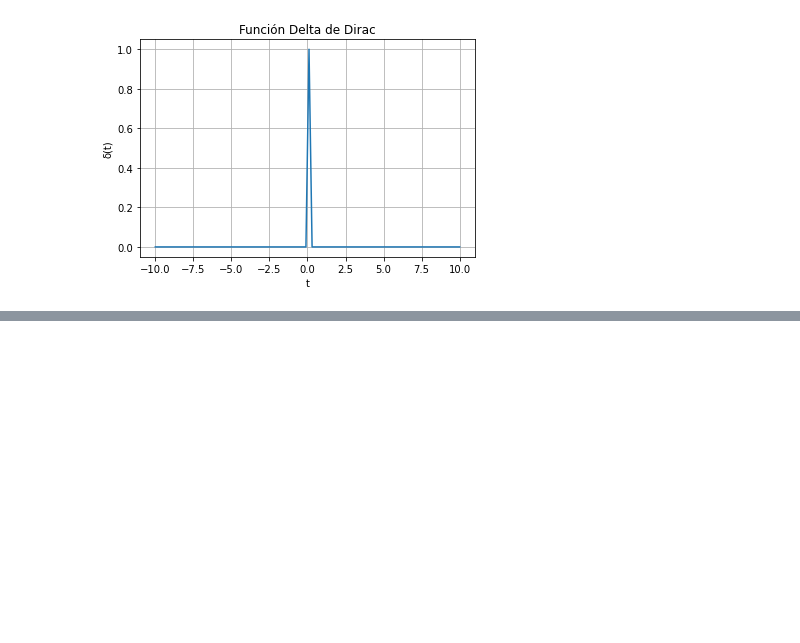
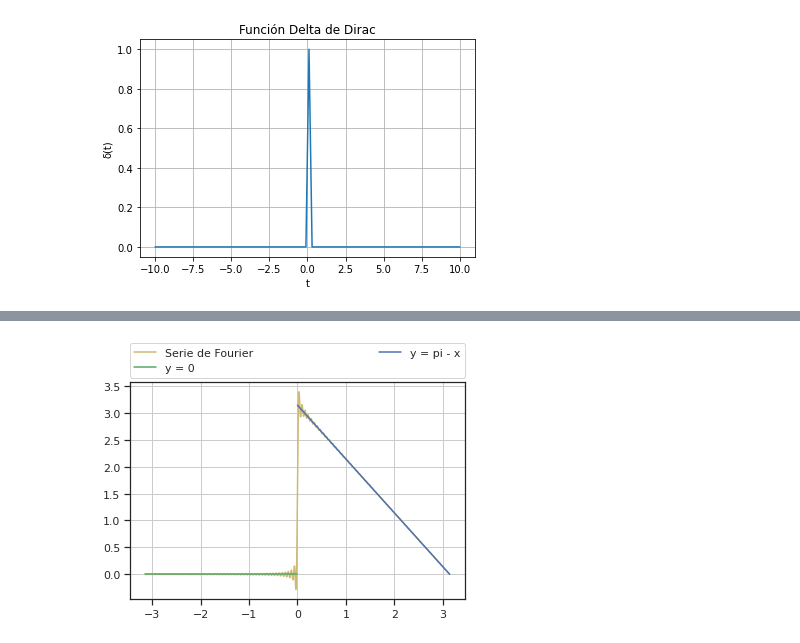
Before and after one commit to suflorcita/clases, a Jupyter notebook: señales.ipynb, the cells around one changed output, grey strips where cells are left out. Cells and saved outputs as stored; diff of their text form; code cells hidden in the pictures; blank space fills up the shorter version.

```diff
--- a/señales.ipynb
+++ b/señales.ipynb
@@ -58,0 +132,26 @@ plt.show()
+# %%
+x = np.linspace(-np.pi, np.pi, 10000)
+# %%
+x1 = np.linspace(-np.pi, 0, 1000)
+x2 = np.linspace(0, np.pi, 1000)
+# %%
+f = np.pi / 4
+n = 1
+n_total = 100
+# %%
+while n < n_total:
+    f += fourier_6a(x, n)
+    #plt.plot(x, f)
+    #camera.snap()
+    n += 1
+# %%
+plt.plot(x, f, 'y', label='Serie de Fourier')
+plt.plot(x1, [0 for x in x1], 'g', label='y = 0')
+plt.plot(x2, [np.pi - x for x in x2], 'b', label='y = pi - x' )
+plt.legend(bbox_to_anchor=(0., 1.02, 1., .102), loc='lower left',
+           ncol=2, mode="expand", borderaxespad=0.)
+
+plt.grid()
+plt.show()
+# %% [output]
+[figure, added]
```
Also changed, not shown: parts of 29 cells of this notebook.
